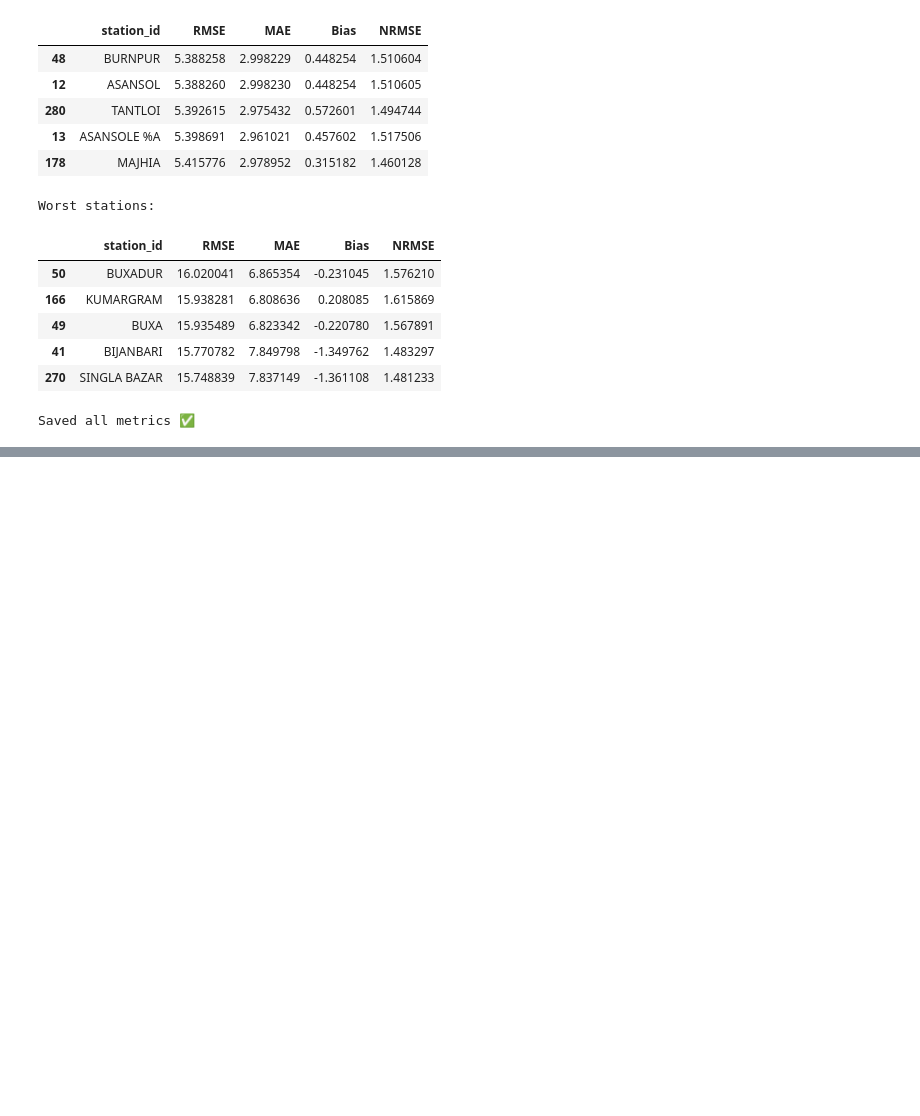
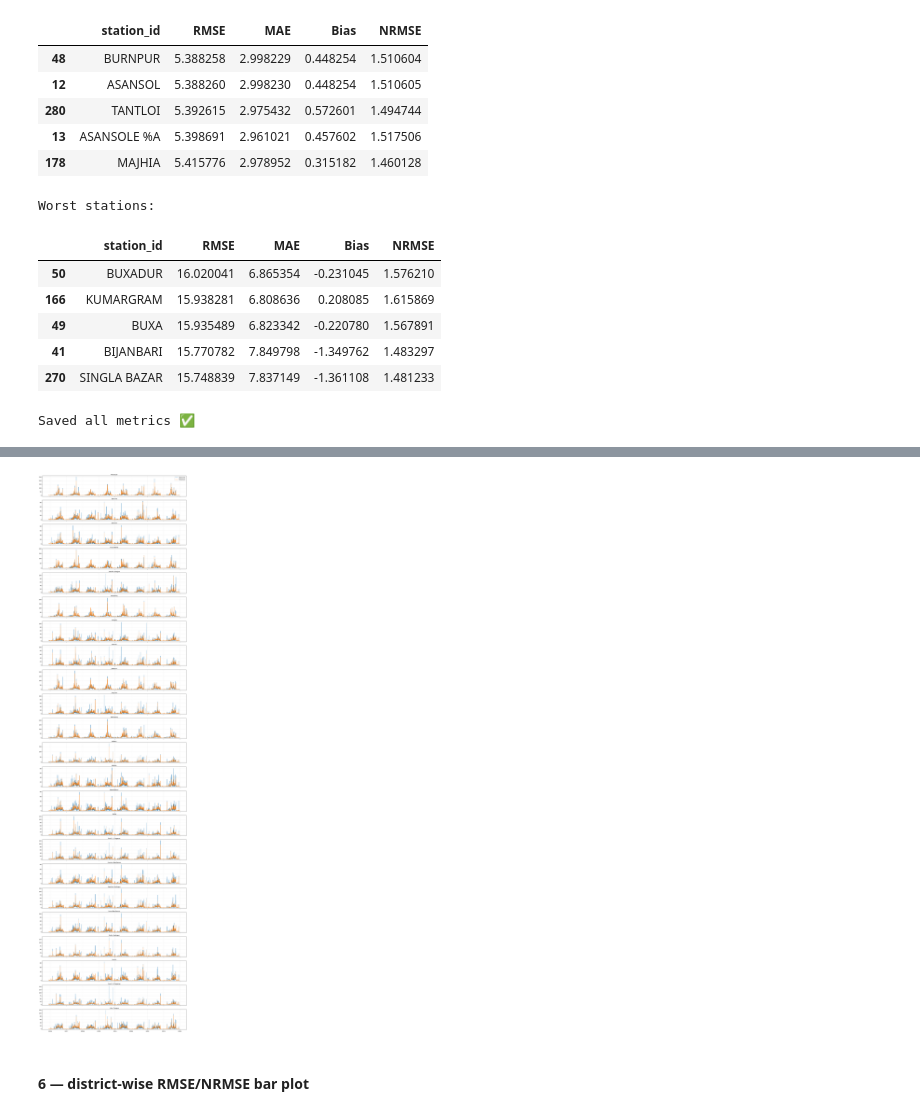
Before and after one commit to itsRkg/Dissertation, a Jupyter notebook: experiments/experimentation_notebooks/exp_12_gnn_baseline.ipynb, the cells around one changed output, grey strips where cells are left out. Drawn from its saved outputs; the diff is of its cells as text; code cells hidden in the pictures; blank space fills up the shorter version.

```diff
--- a/experiments/experimentation_notebooks/exp_12_gnn_baseline.ipynb
+++ b/experiments/experimentation_notebooks/exp_12_gnn_baseline.ipynb
@@ -572,0 +984,17 @@ Saved all metrics ✅
+# %%
+y_true_district = []
+y_pred_district = []
+
+for district in district_list:
+    idxs = [i for i, d in enumerate(station_district_list) if d == district]
+
+    yt_dist = y_true_real[:, idxs].mean(axis=1)
+    yp_dist = y_pred_real[:, idxs].mean(axis=1)
+
+    y_true_district.append(yt_dist)
+    y_pred_district.append(yp_dist)
+
+y_true_district = np.column_stack(y_true_district)
+y_pred_district = np.column_stack(y_pred_district)
+
+print("District-level shape:", y_true_district.shape)
@@ -572,0 +1070,41 @@ Saved all metrics ✅
+# %%
+# ===== ALL DISTRICTS: RAW OBSERVED VS PREDICTED =====
+
+# Assumes these already exist from previous cells:
+# y_true_district, y_pred_district, district_list, dates_plot
+# rmse(), nrmse(), result_save_path
+
+n_districts = len(district_list)
+
+fig, axes = plt.subplots(
+    n_districts, 1,
+    figsize=(16, 2.6 * n_districts),
+    sharex=True
+)
+
+if n_districts == 1:
+    axes = [axes]
+
+for ax, district in zip(axes, district_list):
+    i = district_list.index(district)
+    yt = y_true_district[:, i]
+    yp = y_pred_adjusted[:, i]
+
+    ax.plot(dates_plot, yt, label="Observed", linewidth=1.2)
+    ax.plot(dates_plot, yp, label="Predicted", linewidth=1.0)
+
+    ax.set_title(
+        f"{district}",
+        fontsize=10
+    )
+    ax.grid(alpha=0.25)
+
+axes[0].legend(loc="upper right")
+plt.tight_layout()
+plt.savefig(f"{result_save_path}/district_timeseries_all_raw.png", dpi=300, bbox_inches="tight")
+plt.show()
+plt.close(fig)
+# %% [output]
+[figure, added]
+# %% [markdown]
+#### 6 — district-wise RMSE/NRMSE bar plot
```
Also changed, not shown: parts of 36 cells of this notebook, 25 other files.
